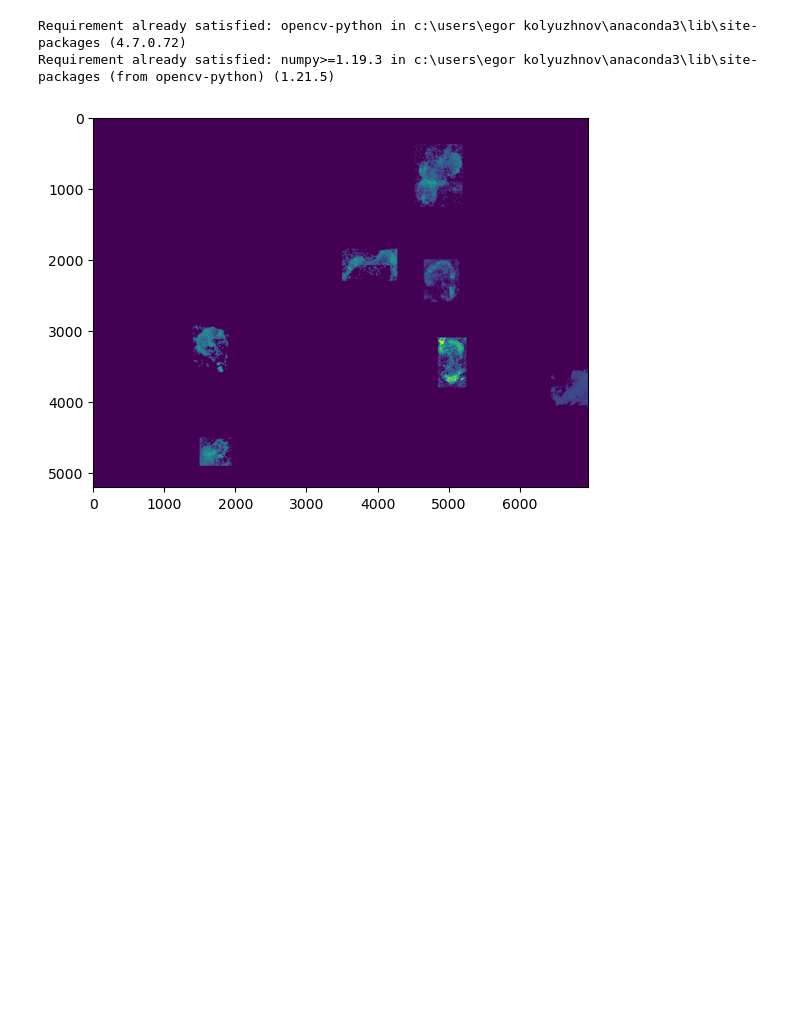
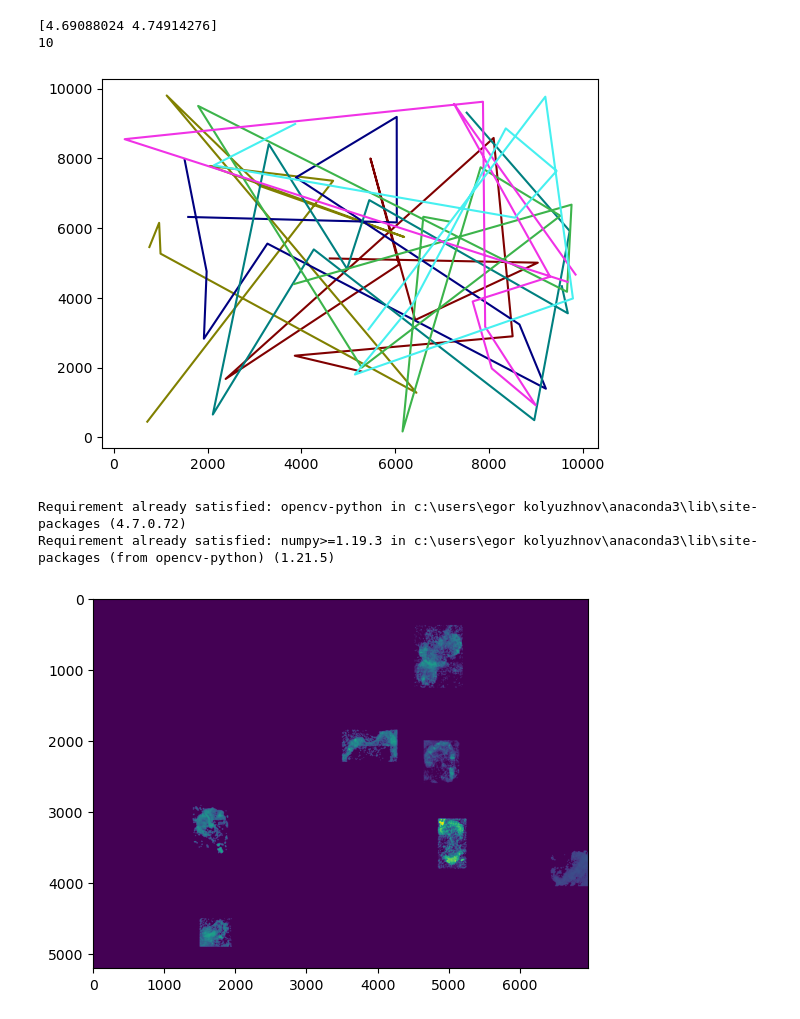
Before and after one commit to numimin/TOOI, a Jupyter notebook: TOOI Task.ipynb, the cells around one changed output. Saved outputs shown, nothing was run; the diff lists cells and outputs as text; code cells hidden in the pictures; blank space fills up the shorter version.

```diff
--- a/TOOI Task.ipynb
+++ b/TOOI Task.ipynb
@@ -1,3 +1,29 @@
+# %%
+import numpy as np
+import matplotlib.pyplot as plt
+
+colors = [(128, 0, 0),
+            (128, 128, 0),
+            (0, 0, 128),
+            (0, 128, 128),
+            (60, 180, 75),
+            (240, 50, 230),
+            (70, 240, 240)]
+
+for i in range(7):
+    data = np.random.rand(10, 2) * 10000
+    r, g, b = colors[i]
+    plt.plot(data[:, 0], data[:, 1], color=(r / 255.0, g / 255.0, b / 255.0))
+
+plt.savefig("test.png")
+plt.draw()
+x = np.random.rand(10, 2)
+print(sum(x))
+print(len(x))
+# %% [output]
+[4.69088024 4.74914276]
+10
+[figure, added]
 # %%
 #Склеить изображение (5 х 5)
 #Убрать градиенты по краям
```
Also changed, not shown: 15 other files.
